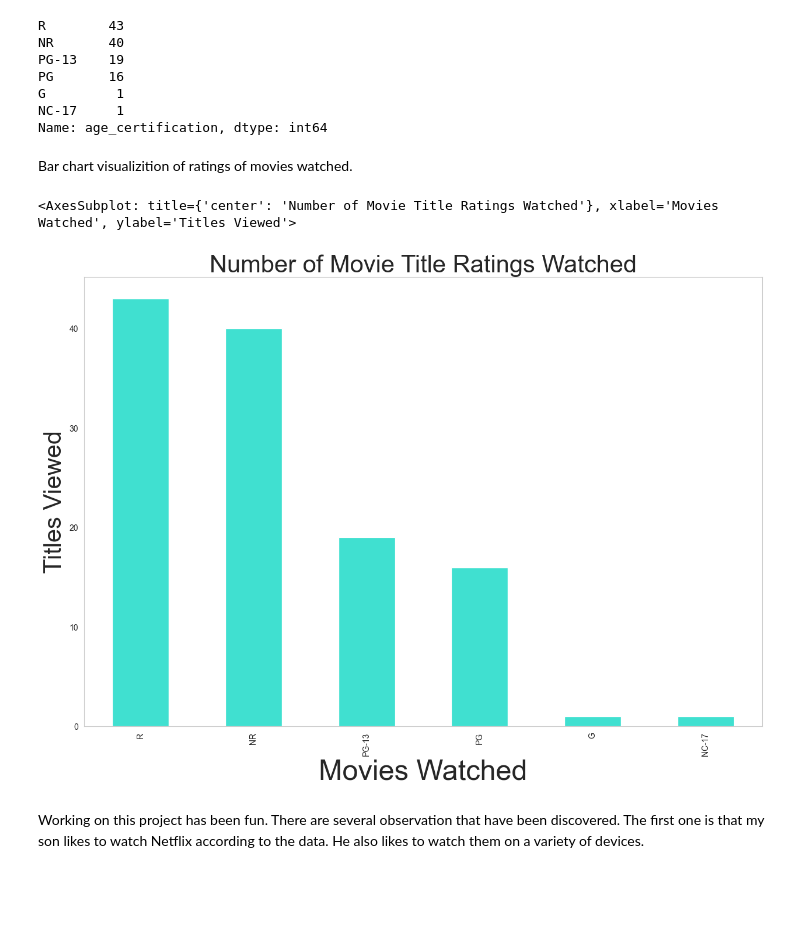
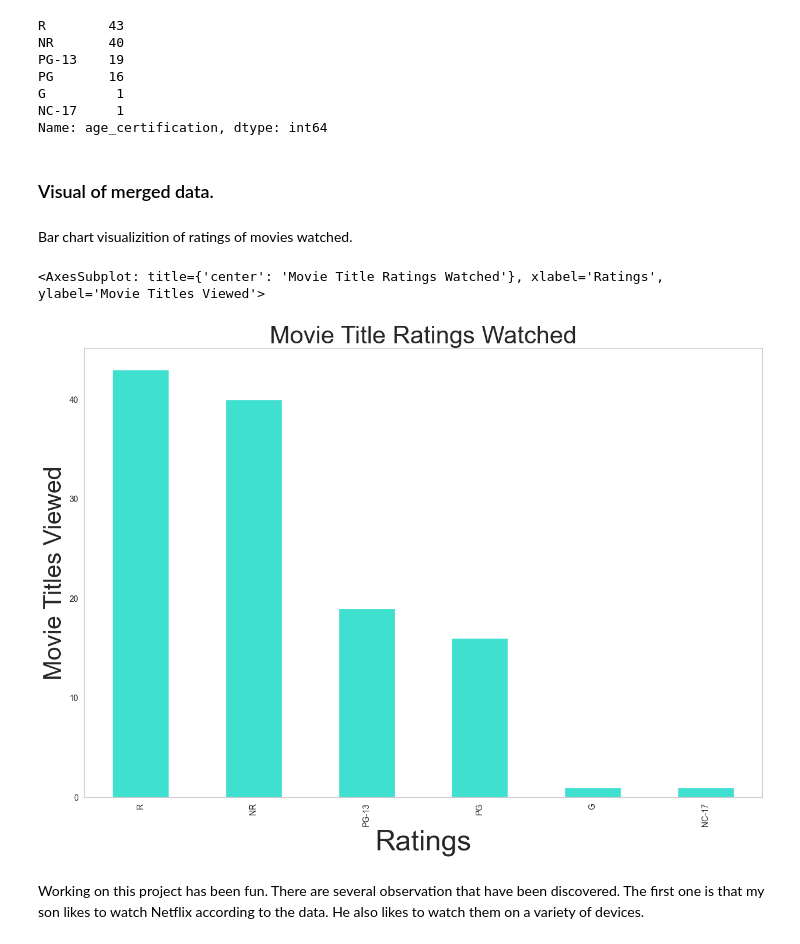
Before and after one commit to darrenc9828/My_Netflix_data_analysis, a Jupyter notebook: My_Netflix_data_analysis.ipynb, the cells around one changed output. Drawn from its saved outputs; the diff is of its cells as text; code cells hidden in the pictures; blank space fills up the shorter version.

```diff
--- a/My_Netflix_data_analysis.ipynb
+++ b/My_Netflix_data_analysis.ipynb
@@ -486,3 +489,0 @@ Dropping any remaining duplicates in the new dataframe.  It appears that only on
-# %%
-mergedtitles.drop_duplicates(inplace=True)
-mergedtitles
@@ -529,17 +515,19 @@ PG       16
 G         1
 NC-17     1
 Name: age_certification, dtype: int64
+# %% [markdown]
+### Visual of merged data.
 # %% [markdown]
 Bar chart visualizition of ratings of movies watched.
 # %%
 plt.figure(figsize= (15,10))
-plt.title('Number of Movie Title Ratings Watched', fontsize = 30)
-plt.ylabel('Titles Viewed', fontsize = 30)
-plt.xlabel('Movies Watched', fontsize=35)
+plt.title('Movie Title Ratings Watched', fontsize = 30)
+plt.ylabel('Movie Titles Viewed', fontsize = 30)
+plt.xlabel('Ratings', fontsize=35)
 movie_ratings.plot(kind='bar',color="turquoise", grid=False)
 # %% [output]
-<AxesSubplot: title={'center': 'Number of Movie Title Ratings Watched'}, xlabel='Movies Watched', ylabel='Titles Viewed'>
+<AxesSubplot: title={'center': 'Movie Title Ratings Watched'}, xlabel='Ratings', ylabel='Movie Titles Viewed'>
-[figure, old version]
+[figure, new version]
 # %% [markdown]
 Working on this project has been fun. There are several observation that have been discovered.  The first one is that my son likes to watch Netflix according to the data.  He also likes to watch them on a variety of devices.
 # %% [markdown]
```
Also changed, not shown: parts of 5 cells of this notebook.
